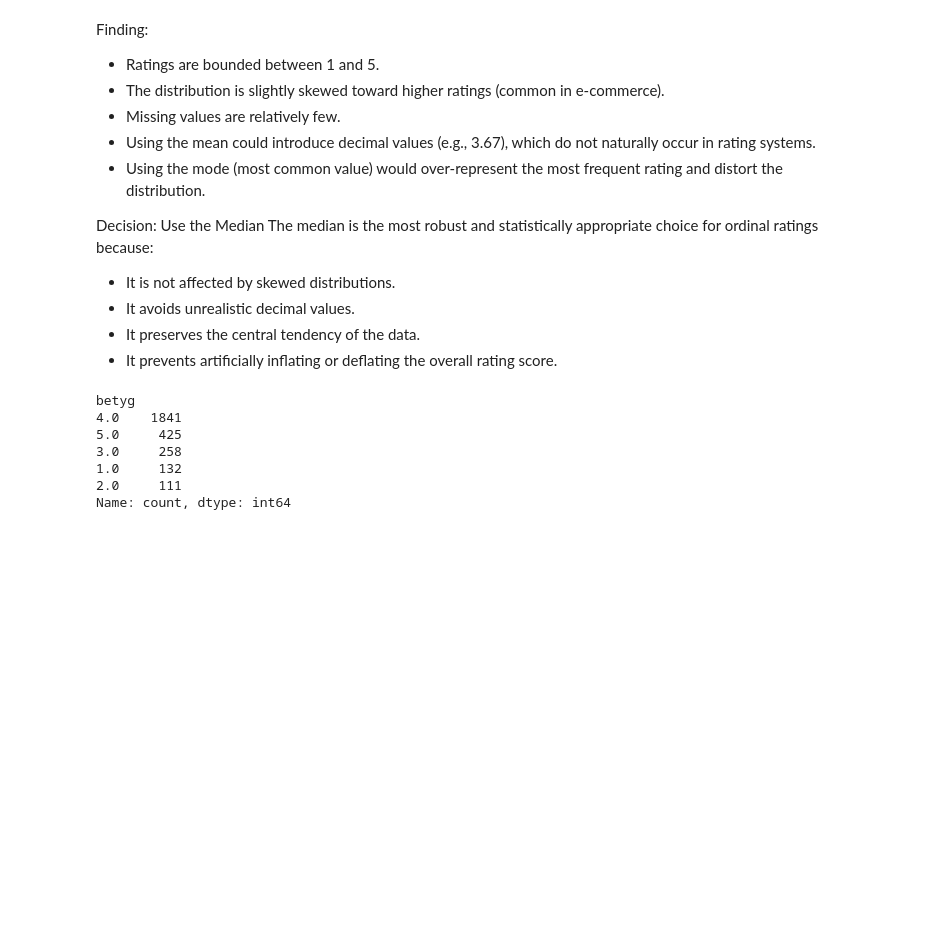
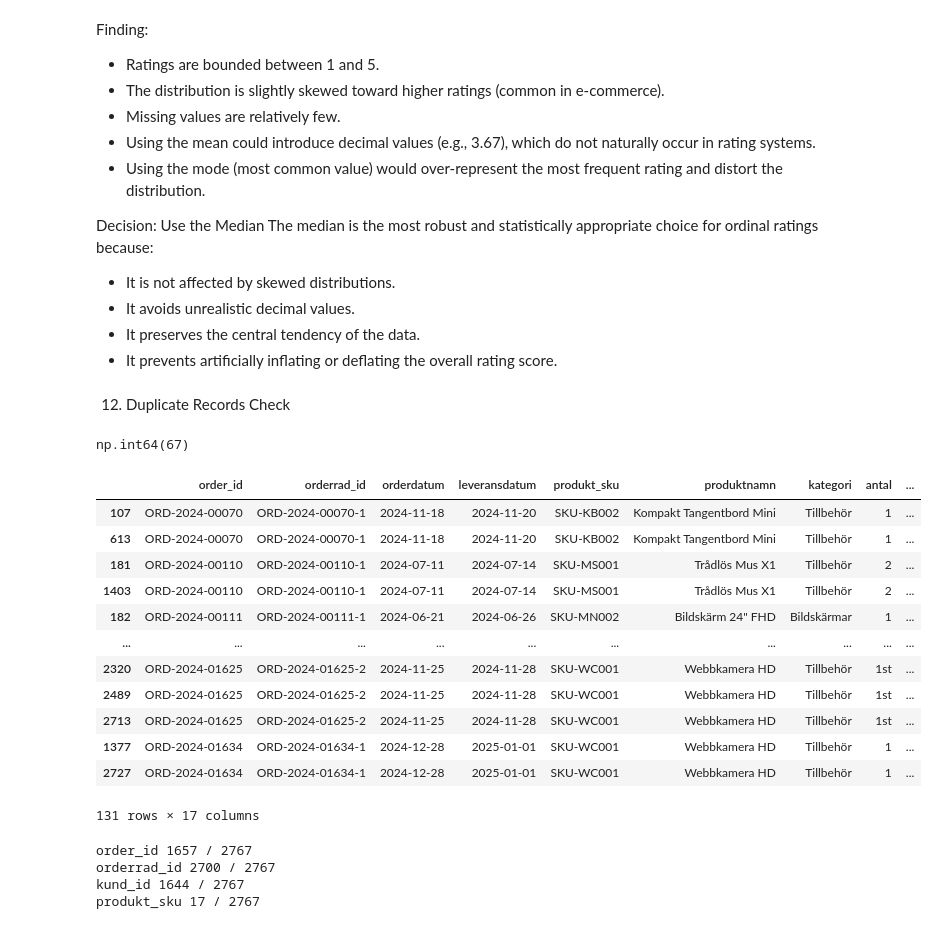
Before and after one commit to zinahalqeji/nordtech_etl_project, a Jupyter notebook: notebooks/01_eda.ipynb, the cells around one changed output. Cells and saved outputs as stored; diff of their text form; code cells hidden in the pictures; blank space fills up the shorter version.

Commit message:
done with cleaning duplicates_EDA

```diff
--- a/notebooks/01_eda.ipynb
+++ b/notebooks/01_eda.ipynb
@@ -315,25 +315,33 @@ The median is the most robust and statistically appropriate choice for ordinal r
 - It avoids unrealistic decimal values.
 - It preserves the central tendency of the data.
 - It prevents artificially inflating or deflating the overall rating score.
-# %%
-def clean_betyg(df: pd.DataFrame) -> pd.DataFrame:
-    df_cleaned = df.copy()
-    if "betyg" not in df_cleaned.columns:
-        return df_cleaned
-
-    col = pd.to_numeric(df_cleaned["betyg"], errors="coerce")
-    col = col.clip(1, 5)
-    df_cleaned["betyg"] = col.fillna(col.median())
-
-    return df_cleaned
-
-df_cleaned = clean_betyg(df)
-df_cleaned["betyg"].value_counts(dropna=False)
-# %% [output]
-betyg
-4.0    1841
-5.0     425
-3.0     258
-1.0     132
-2.0     111
-Name: count, dtype: int64
+# %% [markdown]
+12. Duplicate Records Check
+# %%
+df.duplicated().sum()
+# %% [output]
+np.int64(67)
+# %%
+df[df.duplicated(keep=False)].sort_values(by=df.columns.tolist())
+# %% [output]
+|  | order_id | orderrad_id | orderdatum | leveransdatum | produkt_sku | produktnamn | kategori | antal | ... |
+| 107 | ORD-2024-00070 | ORD-2024-00070-1 | 2024-11-18 | 2024-11-20 | SKU-KB002 | Kompakt Tangentbord Mini | Tillbehör | 1 | ... |
+| 613 | ORD-2024-00070 | ORD-2024-00070-1 | 2024-11-18 | 2024-11-20 | SKU-KB002 | Kompakt Tangentbord Mini | Tillbehör | 1 | ... |
+| 181 | ORD-2024-00110 | ORD-2024-00110-1 | 2024-07-11 | 2024-07-14 | SKU-MS001 | Trådlös Mus X1 | Tillbehör | 2 | ... |
+| 1403 | ORD-2024-00110 | ORD-2024-00110-1 | 2024-07-11 | 2024-07-14 | SKU-MS001 | Trådlös Mus X1 | Tillbehör | 2 | ... |
+| 182 | ORD-2024-00111 | ORD-2024-00111-1 | 2024-06-21 | 2024-06-26 | SKU-MN002 | Bildskärm 24" FHD | Bildskärmar | 1 | ... |
+| ... | ... | ... | ... | ... | ... | ... | ... | ... | ... |
+| 2320 | ORD-2024-01625 | ORD-2024-01625-2 | 2024-11-25 | 2024-11-28 | SKU-WC001 | Webbkamera HD | Tillbehör | 1st | ... |
+| 2489 | ORD-2024-01625 | ORD-2024-01625-2 | 2024-11-25 | 2024-11-28 | SKU-WC001 | Webbkamera HD | Tillbehör | 1st | ... |
+| 2713 | ORD-2024-01625 | ORD-2024-01625-2 | 2024-11-25 | 2024-11-28 | SKU-WC001 | Webbkamera HD | Tillbehör | 1st | ... |
+| 1377 | ORD-2024-01634 | ORD-2024-01634-1 | 2024-12-28 | 2025-01-01 | SKU-WC001 | Webbkamera HD | Tillbehör | 1 | ... |
+| 2727 | ORD-2024-01634 | ORD-2024-01634-1 | 2024-12-28 | 2025-01-01 | SKU-WC001 | Webbkamera HD | Tillbehör | 1 | ... |
+131 rows × 17 columns
+# %%
+for col in ["order_id", "orderrad_id", "kund_id", "produkt_sku"]:
+    print(col, df[col].nunique(), "/", len(df))
+# %% [output]
+order_id 1657 / 2767
+orderrad_id 2700 / 2767
+kund_id 1644 / 2767
+produkt_sku 17 / 2767
```
Also changed, not shown: parts of 2 cells of this notebook, 1 other file.
